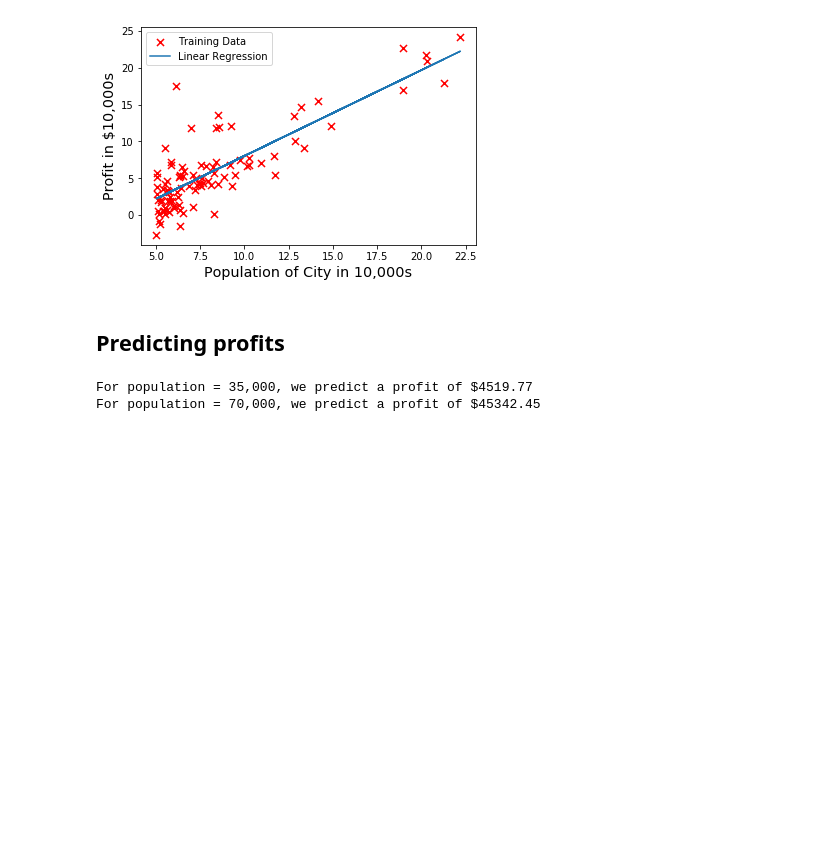
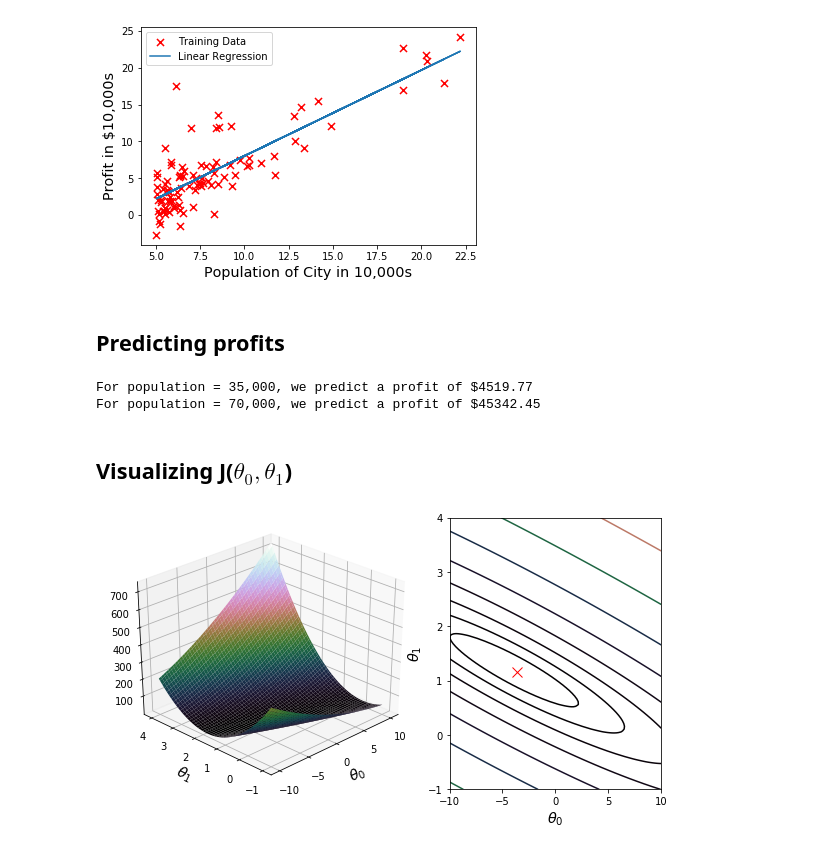
Before and after one commit to luigidcsoares/coursera-stanford-ml, a Jupyter notebook: ex1-linear-regression/python/notebooks/food-truck.ipynb, the cells around one changed output. Cells and saved outputs as stored; diff of their text form; code cells hidden in the pictures; blank space fills up the shorter version.

```diff
--- a/ex1-linear-regression/python/notebooks/food-truck.ipynb
+++ b/ex1-linear-regression/python/notebooks/food-truck.ipynb
@@ -167,3 +163,59 @@ print('For population = 70,000, we predict a profit of ${:.2f}'
 # %% [output]
 For population = 35,000, we predict a profit of $4519.77
 For population = 70,000, we predict a profit of $45342.45
+# %% [markdown]
+## Visualizing J($\theta_{0}, \theta_{1}$)
+# %%
+# Grid over which we'll calculate J.
+num = 100
+theta0_vals = np.linspace(-10, 10, num)
+theta1_vals = np.linspace(-1, 4, num)
+
+# Fill out J_vals.
+get_theta = lambda i, j: np.array([[theta0_vals[i]],
+                                   [theta1_vals[j]]])
+J_vals = np.array([[cost(X, y, get_theta(i, j))
+                    for j in range(num)]
+                   for i in range(num)])
+
+# Because of the way meshgrids work in the suface function, we need
+# to transpose J_valls befores calling surface plot, or else the axes
+# will be flipped.
+J_vals = np.transpose(J_vals)
+
+# Create new figure to plot a surface and a contour.
+fig = plt.figure(figsize=(10, 5), facecolor='w')
+
+# Surface plot.
+surf_ax = plt.subplot2grid((1, 5), (0, 0), colspan=3, projection='3d')
+surf_ax.invert_xaxis()
+surf_ax.invert_yaxis()
+surf_ax.view_init(30, 45)
+
+surf_ax.plot_surface(*np.meshgrid(theta0_vals, theta1_vals),
+                     J_vals, cmap=cm.cubehelix)
+
+# Customize axes ticks and labels.
+surf_ax.set_xlabel(r'$\theta_0$', fontsize='x-large')
+surf_ax.set_ylabel(r'$\theta_1$', fontsize='x-large')
+surf_ax.set_xticks(np.arange(theta0_vals.min(), theta0_vals.max() + 1, 5))
+surf_ax.tick_params(labelsize='medium')
+
+# Contour plot.
+contour_ax = plt.subplot2grid((1, 5), (0, 3), colspan=2)
+
+# Plot J_vals as 15 contours spaced logarithmically between 0.01
+# and 100.
+contour_ax.contour(theta0_vals, theta1_vals,
+                   J_vals, np.logspace(-2, 3, 20),
+                  cmap=cm.cubehelix)
+
+# Customize axes ticks and labels.
+contour_ax.set_xlabel(r'$\theta_0$', fontsize='x-large')
+contour_ax.set_ylabel(r'$\theta_1$', fontsize='x-large')
+contour_ax.tick_params(labelsize='medium')
+contour_ax.plot(theta[0], theta[1], 'rx', markersize=10, linewidth=2)
+
+plt.show()
+# %% [output]
+[figure, added]
```
Also changed, not shown: parts of 2 cells of this notebook.
